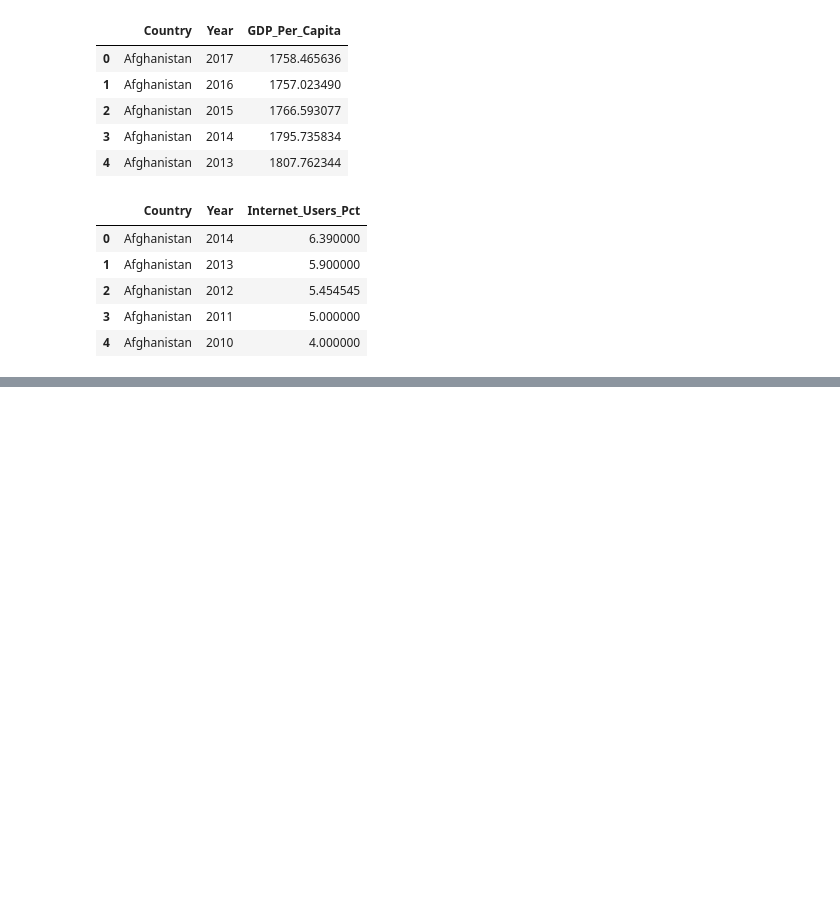
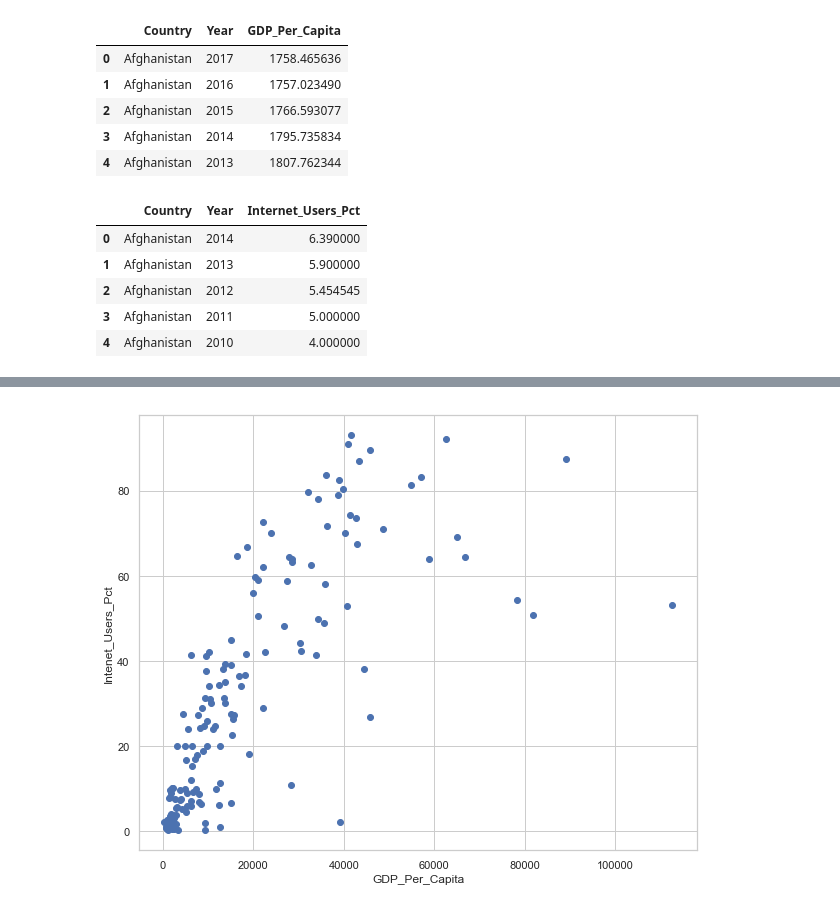
Before and after one commit to RakshandaKaukab05/gdp-and-internet-usage, a Jupyter notebook: new_gdp.ipynb, the cells around one changed output, grey strips where cells are left out. Drawn from its saved outputs; the diff is of its cells as text; code cells hidden in the pictures; blank space fills up the shorter version.

```diff
--- a/new_gdp.ipynb
+++ b/new_gdp.ipynb
@@ -234,0 +226,4 @@ internet_2014
+# %%
+##create a new df for 2009
+df_2009=internet_gdp[internet_gdp['Year'].isin (['2009'])]
+df_2009.head()
@@ -234,0 +310,9 @@ internet_2014
+# %%
+plt.figure(figsize = (10, 8))
+sns.set(style="whitegrid")
+plt.scatter(df_2009.GDP_Per_Capita,df_2009.Internet_Users_Pct)
+plt.xlabel('GDP_Per_Capita')
+plt.ylabel('Intenet_Users_Pct')
+plt.show()
+# %% [output]
+[figure, added]
```
Also changed, not shown: parts of 31 cells of this notebook.
